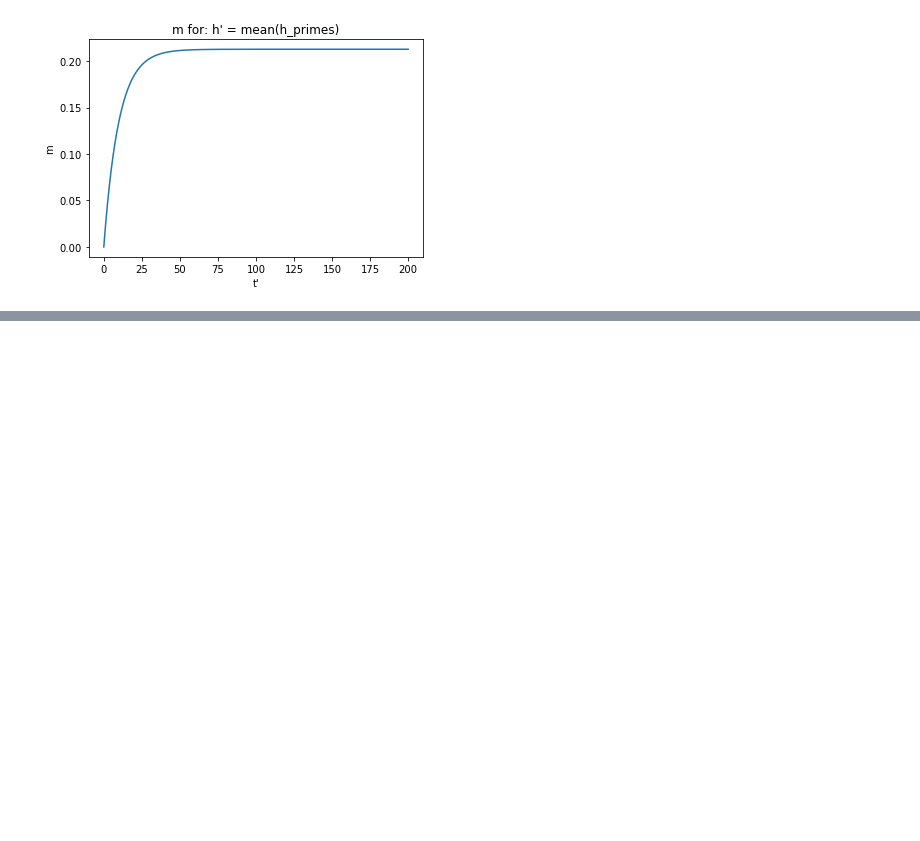
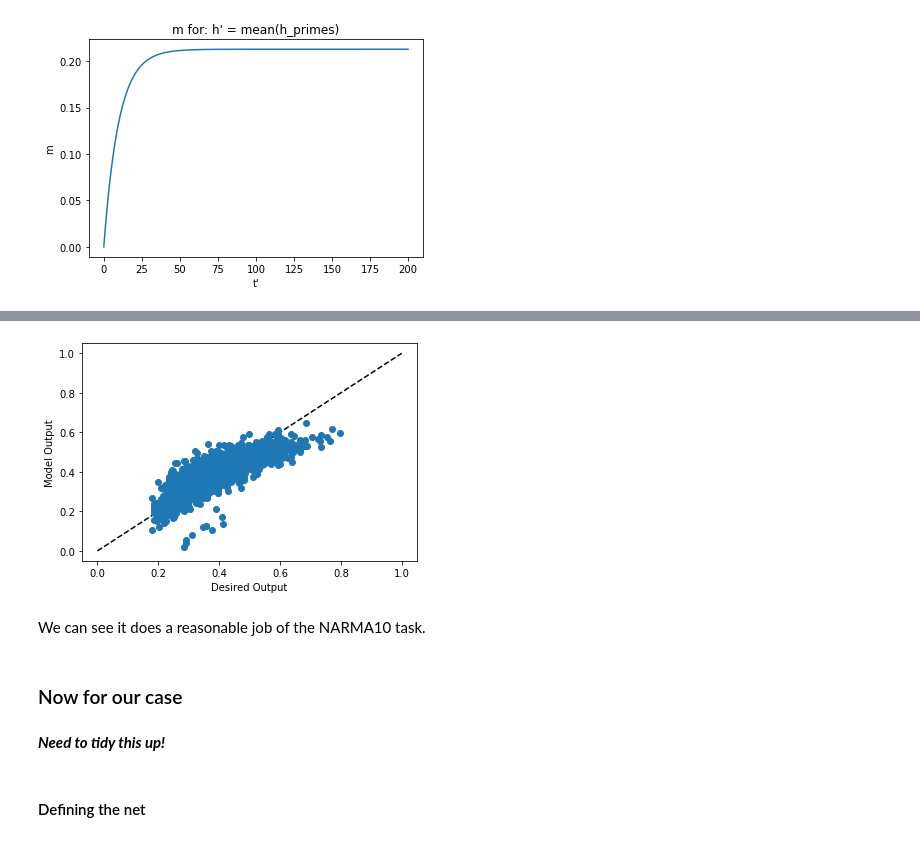
Before and after one commit to spintronic-computing-group/spnc, a Jupyter notebook: notebooks/SPNC_dev_and_testing/SPNC_dev_and_testing.ipynb, the cells around one changed output, grey strips where cells are left out. Cells and saved outputs as stored; diff of their text form; code cells hidden in the pictures; blank space fills up the shorter version.

```diff
--- a/notebooks/SPNC_dev_and_testing/SPNC_dev_and_testing.ipynb
+++ b/notebooks/SPNC_dev_and_testing/SPNC_dev_and_testing.ipynb
@@ -327,0 +520,16 @@ Based on this, it looks a little more complicated that straight up averaging. Pe
+# %%
+plt.plot(np.linspace(0,1.0),np.linspace(0,1.0), 'k--' )
+plt.plot(dtest[:], pred[:], 'o')
+plt.xlabel('Desired Output')
+plt.ylabel('Model Output')
+plt.show()
+# %% [output]
+[figure, added]
+# %% [markdown]
+We can see it does a reasonable job of the NARMA10 task.
+# %% [markdown]
+### Now for our case
+# %% [markdown]
+***Need to tidy this up!***
+# %% [markdown]
+#### Defining the net
```
Also changed, not shown: parts of 34 cells of this notebook, 1 other file.
